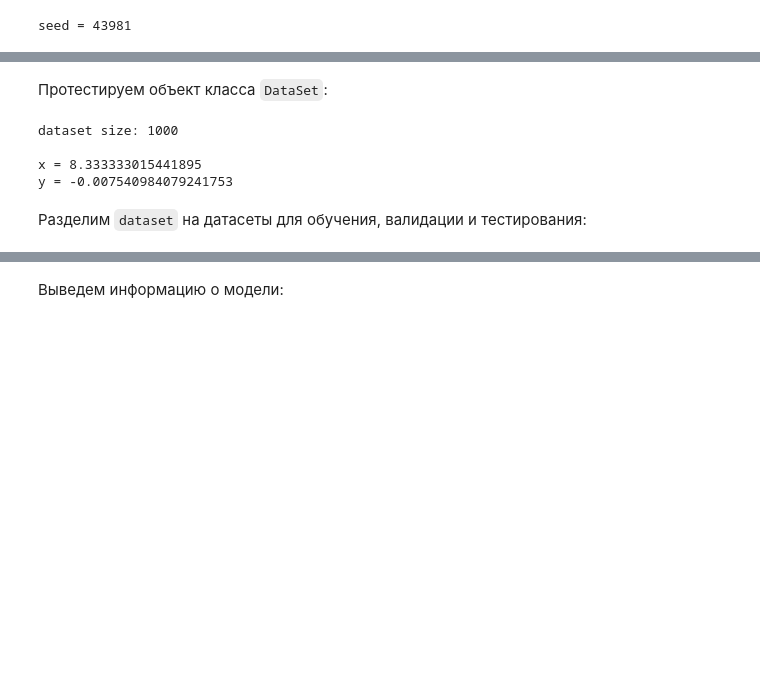
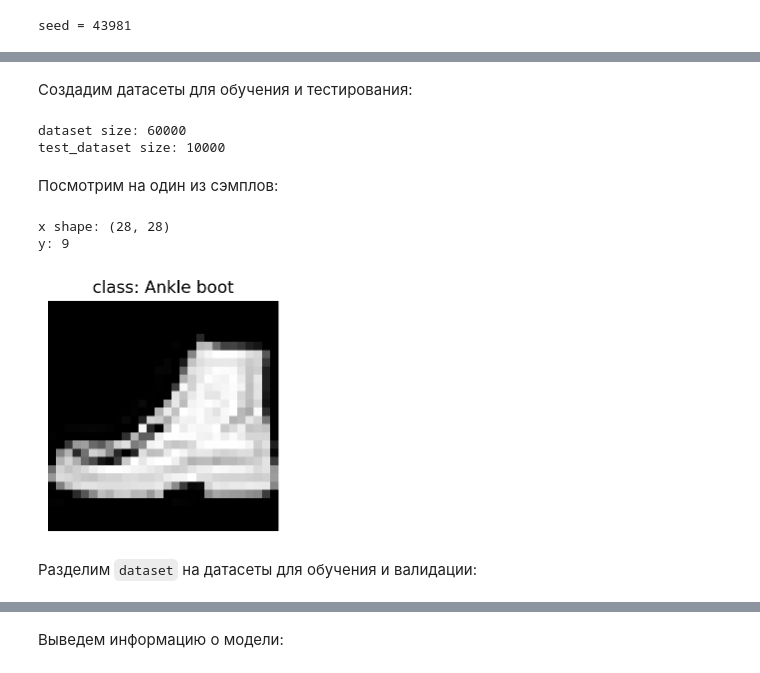
Before and after one commit to alextanch/computer-vision, a Jupyter notebook: notebooks/notebook_01.ipynb, the cells around one changed output, grey strips where cells are left out. Cells and saved outputs as stored; diff of their text form; code cells hidden in the pictures; blank space fills up the shorter version.

```diff
--- a/notebooks/notebook_01.ipynb
+++ b/notebooks/notebook_01.ipynb
@@ -162,38 +155,69 @@ ax.set_title("data");
 # %%
+import cv2
+import numpy as np
+from pathlib import Path
+
 from torch.utils.data import Dataset
 
 class DataSet(Dataset):
-    def __init__(self, x, y):
+    def __init__(self, data_dir):
         super().__init__()
 
-        self.x = x
-        self.y = y
+        self.files = list(Path(data_dir).glob("**/*.png"))
+        self.labels = [int(f.parent.name) for f in self.files]
 
     def __len__(self):
-        return len(self.x)
+        return len(self.files)
 
     def __getitem__(self, index):
-        x = self.x[index]
-        y = self.y[index]
+        image = cv2.imread(self.files[index], cv2.IMREAD_GRAYSCALE)
+
+        # нормализация изображения в диапазон [0, 1]
+        x = image.astype(np.float32) / 255
+
+        # метка класса
+        y = self.labels[index]
 
         return x, y
-# %% [markdown]
-Протестируем объект класса `DataSet`:
-# %%
-dataset = DataSet(data_x, data_y)
-
-print(f"dataset size: {len(dataset)}\n")
-
-x, y = dataset[777]
-
-print(f"x = {x} \ny = {y}")
-# %% [output]
-dataset size: 1000
-
-x = 8.333333015441895
-y = -0.007540984079241753
+# %% [markdown]
+Создадим датасеты для обучения и тестирования:
+# %%
+dataset = DataSet(DATA_DIR / "fashion-mnist/train")
+test_dataset = DataSet(DATA_DIR / "fashion-mnist/test")
+
+# число изображений в датасетах
+print(f"dataset size: {len(dataset)}")
+print(f"test_dataset size: {len(test_dataset)}")
+# %% [output]
+dataset size: 60000
+test_dataset size: 10000
+# %% [markdown]
+Посмотрим на один из сэмплов:
+# %%
+# x - numpy массив
+# y - int
+x, y = dataset[2026]
+
+# де-нормализация изображения
+image = (255 * x).astype(np.uint8)
+
+# имя класса
+class_name = classes[y]
+
+print(f"x shape: {x.shape}")
+print(f"y: {y}")
+
+# построение изображения
+plt.figure(figsize=(3, 3))
+plt.imshow(image, cmap="gray")
+plt.title(f"class: {class_name}")
+plt.axis("off");
+# %% [output]
+x shape: (28, 28)
+y: 9
+[figure, added]
 # %% [markdown]
-Разделим `dataset` на датасеты для обучения, валидации и тестирования:
+Разделим `dataset` на датасеты для обучения и валидации:
 # %%
 from torch.utils.data import random_split
 
```
Also changed, not shown: parts of 56 cells of this notebook, 2 other files.
